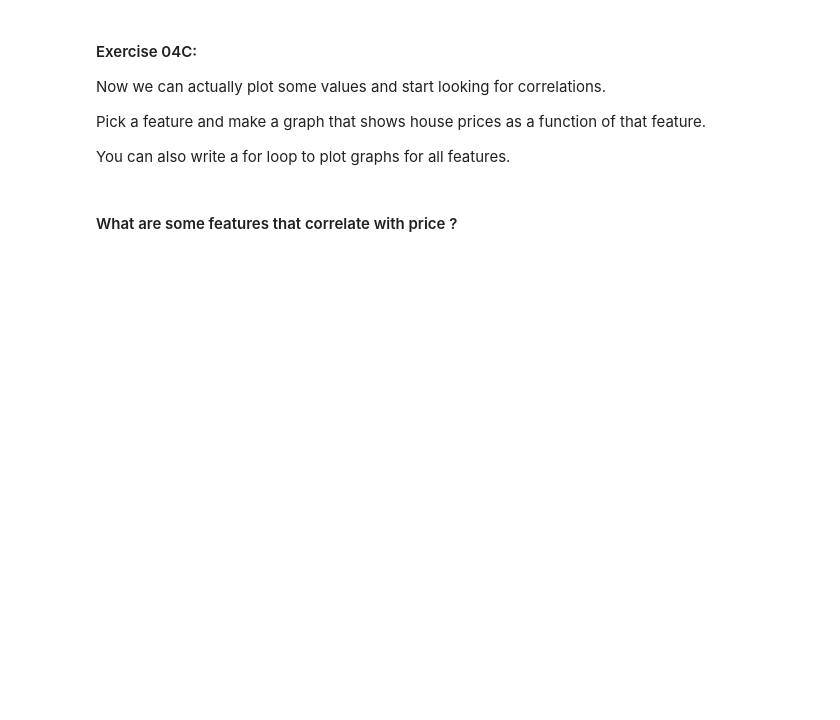
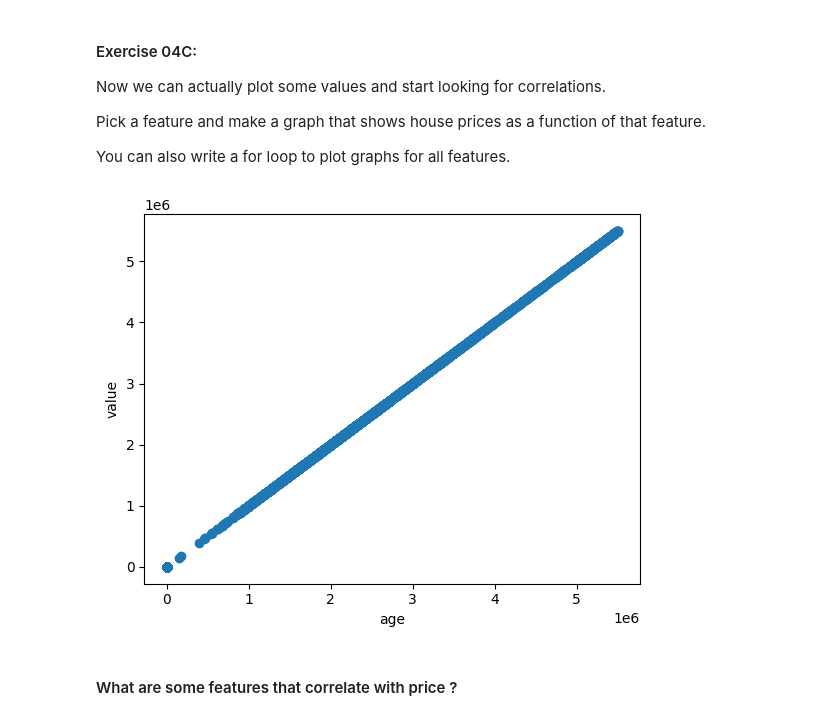
Before and after one commit to DM-GY-9103-Assignments/WK03-HW, a Jupyter notebook: HW03.ipynb, the cells around one changed output. Drawn from its saved outputs; the diff is of its cells as text; code cells hidden in the pictures; blank space fills up the shorter version.

```diff
--- a/HW03.ipynb
+++ b/HW03.ipynb
@@ -471,4 +509,8 @@ Before we plot anything, let's define a function `list_from_key(objs, key)` that
 # helper function to get lists of values from specific key
 def list_from_key(objs, key):
   # TODO: implement the list_from_key functionality
-  return []
+  values =[]
+  for obj in objs:
+    for key in obj:
+      values.append(obj[key])
+  return values
@@ -486,20 +548,22 @@ You can also write a for loop to plot graphs for all features.
 # %%
 # Work on 04C here
 
 # TODO: get a list with all of the price values
-prices = []
+prices = list_from_key(info_houses, "price")
 
 # TODO: get a list with all of the house ages (for example)
-house_ages = []
+house_ages = list_from_key(info_houses, "ages")
 
 
 # this is the command to plot a XY scatter plot from 2 lists
 # see documentation: https://matplotlib.org/stable/api/_as_gen/matplotlib.pyplot.scatter.html
 
 plt.scatter(house_ages, prices)
 plt.xlabel("age")
 plt.ylabel("value")
 plt.show()
+# %% [output]
+[figure, added]
 # %% [markdown]
 #### What are some features that correlate with price ?
 # %% [markdown]
```
Also changed, not shown: parts of 14 cells of this notebook, 5 other files.
